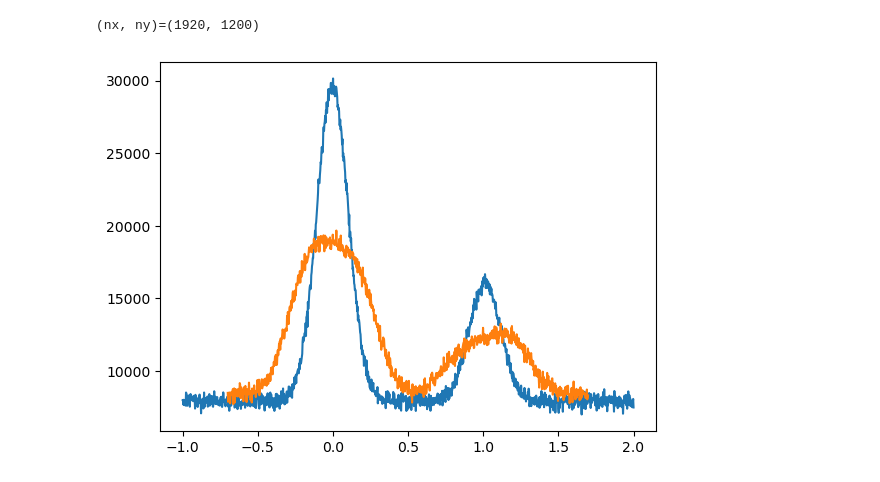
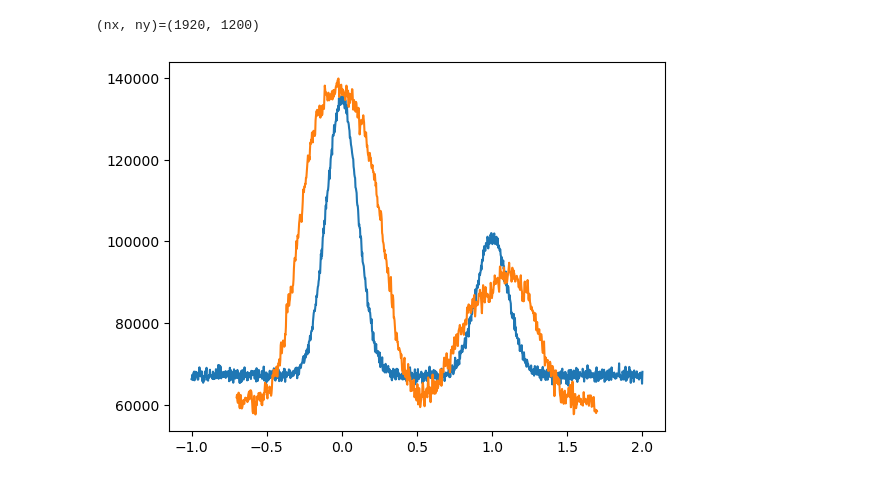
Before and after one commit to maxiv-science/drp-balder, a Jupyter notebook: notebooks/xes-2d.ipynb, the cells around one changed output. Drawn from its saved outputs; the diff is of its cells as text; code cells hidden in the pictures.

```diff
--- a/notebooks/xes-2d.ipynb
+++ b/notebooks/xes-2d.ipynb
@@ -58,38 +79,52 @@ def test():
     except ZeroDivisionError:
         k, b =  np.inf, 0
     dataCut = np.array(proj, dtype=np.float32)
+    merid = np.arange(dataCut.shape[1])
     u, v = np.meshgrid(data_x, data_y)
     if len(data_y) > 1:
         dt = abs(data_y[-1]-data_y[0]) / (len(data_y)-1)
     else:
         dt = 1
     vm = v - k*u - b - w/2
     vp = v - k*u - b + w/2
     if useFractionalPixels and (dt > 0):
-        dataCut[vm > dt] = 0
-        dataCut[vp < -dt] = 0
-        vmWherePartial = (vm > 0) & (vm < dt)
-        dataCut[vmWherePartial] *= vm[vmWherePartial] / dt
-        vpWherePartial = (vp > -dt) & (vp < 0)
-        dataCut[vpWherePartial] *= -vp[vpWherePartial] / dt
+    #     dataCut[vm > dt] = 0
+    #     dataCut[vp < -dt] = 0
+    #     vmWherePartial = (vm > 0) & (vm < dt)
+    #     dataCut[vmWherePartial] *= vm[vmWherePartial] / dt
+    #     vpWherePartial = (vp > -dt) & (vp < 0)
+    #     dataCut[vpWherePartial] *= -vp[vpWherePartial] / dt
+
+        xes2Ds = shear_image(dataCut, data_y, k, b)
+        n = dataCut.shape[1]
+        xes2Dsd = resize(xes2Ds, (n, n), order=1)
+        xes2Dd = shear_image(xes2Dsd, data_y, k, b, direction=-1)
+        denseTheta = np.linspace(data_y[0], data_y[-1], n)
+        uD, vD = np.meshgrid(np.arange(n), denseTheta)
+        yD = k*uD + b
+        xes2Dd[vD > yD + w/2] = 0  # above
+        xes2Dd[vD < yD - w/2] = 0  # below
+        proj_bottom = xes2Dd.sum(axis=0)
+        # preserve total counts in the band:
+        proj_bottom*= dataCut.sum() / proj_bottom.sum()
     else:
         dataCut[vm > 0] = 0
         dataCut[vp < 0] = 0
+        proj_bottom = dataCut.sum(axis=0)
     proj_left = dataCut.sum(axis=1)
 
-    proj_bottom = dataCut.sum(axis=0)
     x_bottom = k*data_x + b
 
     # cutting of the incomplete ends:
     gd = (x_bottom - w/2 > data_y[0]) & (x_bottom + w/2 < data_y[-1])
     proj_bottom[~gd] = np.nan
     # proj_bottom = proj_bottom[gd]
     # x_bottom = x_bottom[gd]
 
     plt.plot(data_y, proj_left)
     plt.plot(x_bottom, proj_bottom)
 
 test()
 # %% [output]
 (nx, ny)=(1920, 1200)
-[figure, old version]
+[figure, new version]
```
Also changed, not shown: parts of 1 cell of this notebook, 1 other file.
